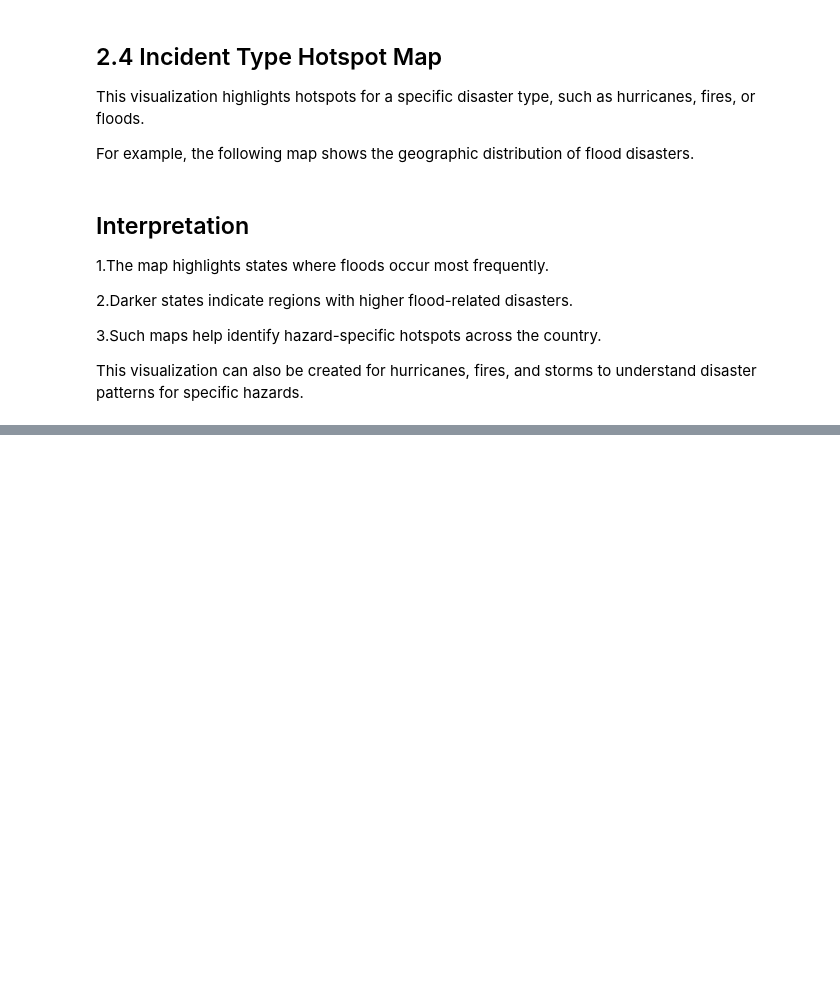
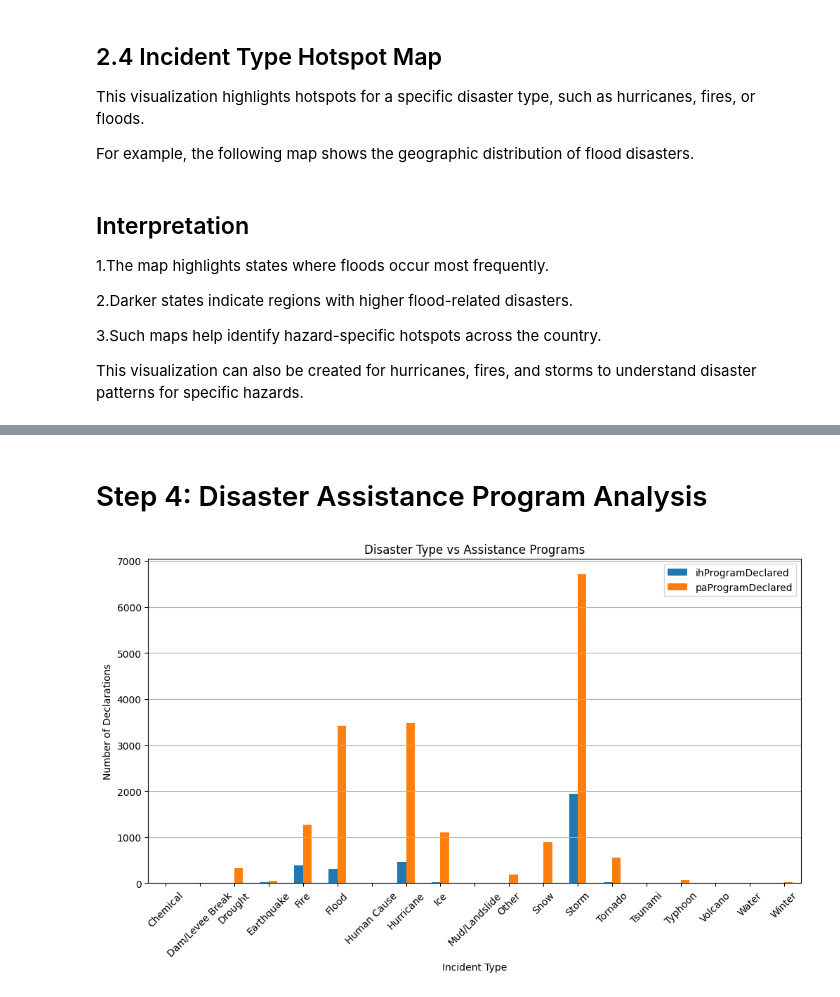
Before and after one commit to GKSJ19/USND, a Jupyter notebook: notebooks/analysis.ipynb, the cells around one changed output, grey strips where cells are left out. Cells and saved outputs as stored; diff of their text form; code cells hidden in the pictures; blank space fills up the shorter version.

```diff
--- a/notebooks/analysis.ipynb
+++ b/notebooks/analysis.ipynb
@@ -536,0 +627,17 @@ This visualization can also be created for hurricanes, fires, and storms to unde
+# %% [markdown]
+# Step 4: Disaster Assistance Program Analysis
+# %%
+assistance_analysis = df.groupby('incidentType')[[
+    'ihProgramDeclared',
+    'paProgramDeclared'
+]].apply(lambda x: (x == 'Yes').sum())
+
+assistance_analysis.plot(kind='bar', figsize=(12,6))
+plt.title("Disaster Type vs Assistance Programs")
+plt.xlabel("Incident Type")
+plt.ylabel("Number of Declarations")
+plt.xticks(rotation=45)
+plt.grid(axis='y')
+plt.show()
+# %% [output]
+[figure, added]
```
Also changed, not shown: parts of 16 cells of this notebook, 34 other files.
